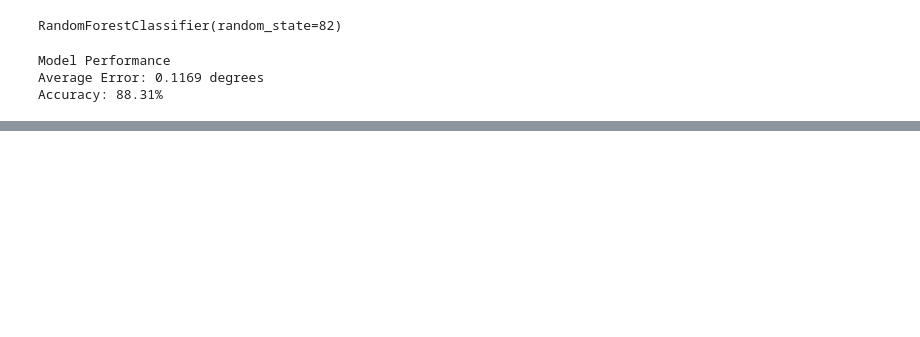
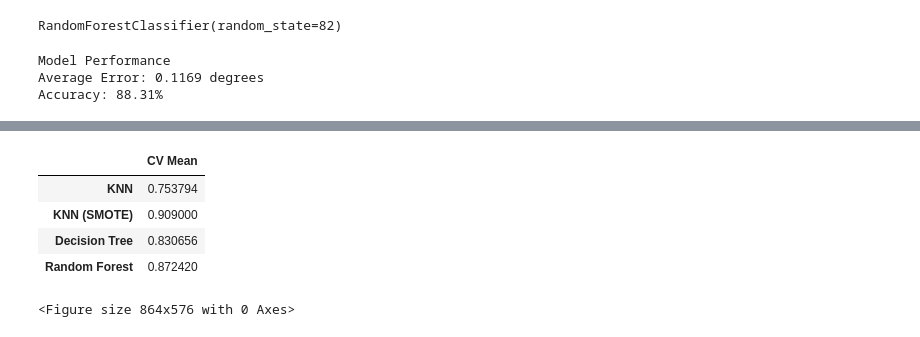
Before and after one commit to cfascina/rtaps, a Jupyter notebook: projects/diabetes-prediction/main.ipynb, the cells around one changed output, grey strips where cells are left out. Drawn from its saved outputs; the diff is of its cells as text; code cells hidden in the pictures; blank space fills up the shorter version.

```diff
--- a/projects/diabetes-prediction/main.ipynb
+++ b/projects/diabetes-prediction/main.ipynb
@@ -1183,0 +1265,32 @@ plt.show()
+# %%
+models = [
+    KNeighborsClassifier(n_neighbors = 6),
+    'SMOTE',
+    dtcBestRandom,
+    rfcBestRandom
+]
+# %%
+for model in models:
+    if model == 'SMOTE':
+        model = KNeighborsClassifier(n_neighbors = 1, weights = 'distance', p = 1)
+        resultCV = cross_val_score(model, data_o, target_o, cv = kfold, scoring = 'accuracy')
+
+        results.append(resultCV.mean())
+        accuracy.append(resultCV)
+    else:
+        resultCV = cross_val_score(model, dataCols, target, cv = kfold, scoring = 'accuracy')
+
+        results.append(resultCV.mean())
+        accuracy.append(resultCV)
+# %%
+dfModelsCV = pd.DataFrame(results, index = classifiers)
+# %%
+dfModelsCV.columns = ['CV Mean']
+# %%
+dfModelsCV
+# %% [output]
+|  | CV Mean |
+| KNN | 0.753794 |
+| KNN (SMOTE) | 0.909000 |
+| Decision Tree | 0.830656 |
+| Random Forest | 0.872420 |
@@ -1183,0 +1299,4 @@ plt.show()
+# %%
+fig = plt.figure(1, figsize = (12, 8))
+# %% [output]
+<Figure size 864x576 with 0 Axes>
```
Also changed, not shown: parts of 64 cells of this notebook, 2 other files.
